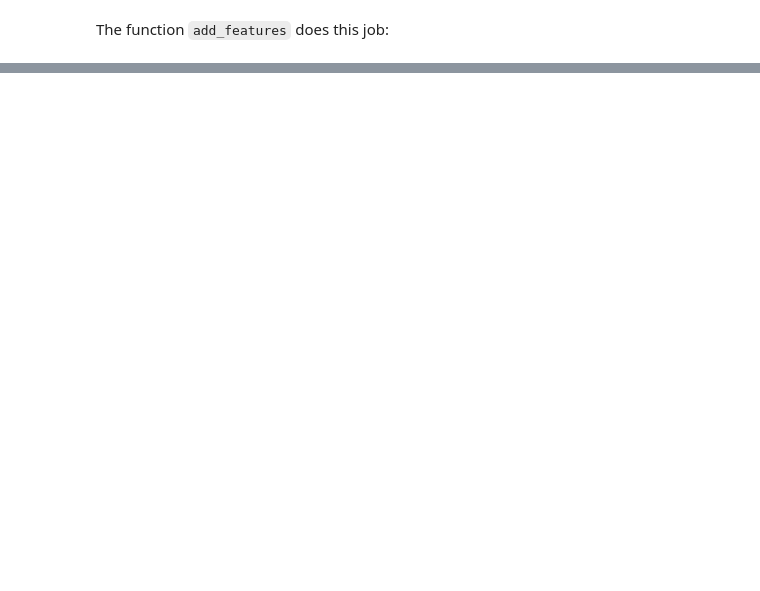
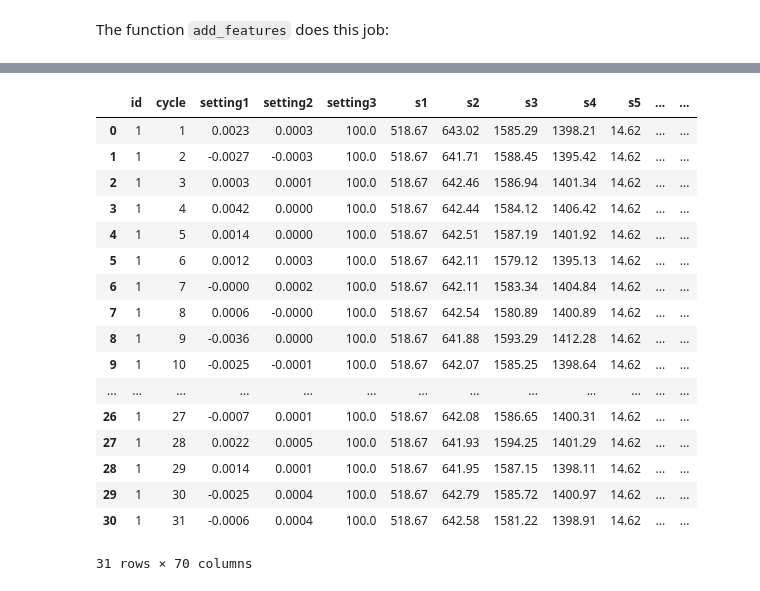
Before and after one commit to Megalodonte/BGHWSW, a Jupyter notebook: Aircraft-pred-main/predictive-maintenance-master/test.ipynb, the cells around one changed output, grey strips where cells are left out. Drawn from its saved outputs; the diff is of its cells as text; code cells hidden in the pictures; blank space fills up the shorter version.

```diff
--- a/Aircraft-pred-main/predictive-maintenance-master/test.ipynb
+++ b/Aircraft-pred-main/predictive-maintenance-master/test.ipynb
@@ -230,23 +241,15 @@ This concept is implemented through the creation of two extra features: called t
 # %% [markdown]
 The function `add_features` does this job:
 # %%
+# Adds the rolling average and rolling standard deviation using fixed rolling window size
 def add_features(df_in, rolling_win_size):
 
-    """Add rolling average and rolling standard deviation for sensors readings using fixed rolling window size.
+    s_columns = ['s1','s2','s3','s4','s5','s6','s7','s8','s9','s10','s11','s12','s13','s14','s15','s16','s17','s18','s19','s20','s21']
+    s_av_columns = ['av1','av2','av3','av4','av5','av6','av7','av8','av9','av10','av11','av12','av13','av14','av15','av16','av17','av18','av19','av20','av21']
+    s_sd_columns = ['sd1','sd2','sd3','sd4','sd5','sd6','sd7','sd8','sd9','sd10','sd11','sd12','sd13','sd14','sd15','sd16','sd17','sd18','sd19','sd20','sd21']
+    df_out = pd.DataFrame()
 
-    Args:
-            df_in (dataframe)     : The input dataframe to be proccessed (training or test)
-            rolling_win_size (int): The window size, number of cycles for applying the rolling function
-
-    Reurns:
-            dataframe: contains the input dataframe with additional rolling mean and std for each sensor
-
-    """
-
-    sensor_cols = ['s1','s2','s3','s4','s5','s6','s7','s8','s9','s10','s11','s12','s13','s14','s15','s16','s17','s18','s19','s20','s21']
-    sensor_av_cols = [nm.replace('s', 'av') for nm in sensor_cols]
-    sensor_sd_cols = [nm.replace('s', 'sd') for nm in sensor_cols]
-    df_out = pd.DataFrame()
+    # ws is the window time period to calculate the extra features
     ws = rolling_win_size
 
     #calculate rolling stats for each engine id
@@ -254,15 +257,15 @@ def add_features(df_in, rolling_win_size):
 
         # get a subset for each engine sensors
         df_engine = df_in[df_in['id'] == m_id]
-        df_sub = df_engine[sensor_cols]
+        df_sub = df_engine[s_columns]
 
         # get rolling mean for the subset
         av = df_sub.rolling(ws, min_periods=1).mean()
-        av.columns = sensor_av_cols
+        av.columns = s_av_columns
 
         # get the rolling standard deviation for the subset
         sd = df_sub.rolling(ws, min_periods=1).std().fillna(0)
-        sd.columns = sensor_sd_cols
+        sd.columns = s_sd_columns
 
         # combine the two new subset dataframes columns to the engine subset
         new_ftrs = pd.concat([df_engine,av,sd], axis=1)
@@ -273,0 +368,5 @@ def add_features(df_in, rolling_win_size):
+# %%
+# add extracted features to test data
+
+df_test_fx = add_features(df_test_raw, 5)
+df_test_fx
@@ -273,0 +387,22 @@ def add_features(df_in, rolling_win_size):
+# %%
+df_test = prepare_dataset(df_test_fx, df_truth_in=df_truth, period=30, test_bool=1)
+df_test[df_test["id"] == 1]
+# %% [output]
+|  | id | cycle | setting1 | setting2 | setting3 | s1 | s2 | s3 | s4 | s5 | ... | ... |
+| 0 | 1 | 1 | 0.0023 | 0.0003 | 100.0 | 518.67 | 643.02 | 1585.29 | 1398.21 | 14.62 | ... | ... |
+| 1 | 1 | 2 | -0.0027 | -0.0003 | 100.0 | 518.67 | 641.71 | 1588.45 | 1395.42 | 14.62 | ... | ... |
+| 2 | 1 | 3 | 0.0003 | 0.0001 | 100.0 | 518.67 | 642.46 | 1586.94 | 1401.34 | 14.62 | ... | ... |
+| 3 | 1 | 4 | 0.0042 | 0.0000 | 100.0 | 518.67 | 642.44 | 1584.12 | 1406.42 | 14.62 | ... | ... |
+| 4 | 1 | 5 | 0.0014 | 0.0000 | 100.0 | 518.67 | 642.51 | 1587.19 | 1401.92 | 14.62 | ... | ... |
+| 5 | 1 | 6 | 0.0012 | 0.0003 | 100.0 | 518.67 | 642.11 | 1579.12 | 1395.13 | 14.62 | ... | ... |
+| 6 | 1 | 7 | -0.0000 | 0.0002 | 100.0 | 518.67 | 642.11 | 1583.34 | 1404.84 | 14.62 | ... | ... |
+| 7 | 1 | 8 | 0.0006 | -0.0000 | 100.0 | 518.67 | 642.54 | 1580.89 | 1400.89 | 14.62 | ... | ... |
+| 8 | 1 | 9 | -0.0036 | 0.0000 | 100.0 | 518.67 | 641.88 | 1593.29 | 1412.28 | 14.62 | ... | ... |
+| 9 | 1 | 10 | -0.0025 | -0.0001 | 100.0 | 518.67 | 642.07 | 1585.25 | 1398.64 | 14.62 | ... | ... |
+| ... | ... | ... | ... | ... | ... | ... | ... | ... | ... | ... | ... | ... |
+| 26 | 1 | 27 | -0.0007 | 0.0001 | 100.0 | 518.67 | 642.08 | 1586.65 | 1400.31 | 14.62 | ... | ... |
+| 27 | 1 | 28 | 0.0022 | 0.0005 | 100.0 | 518.67 | 641.93 | 1594.25 | 1401.29 | 14.62 | ... | ... |
+| 28 | 1 | 29 | 0.0014 | 0.0001 | 100.0 | 518.67 | 641.95 | 1587.15 | 1398.11 | 14.62 | ... | ... |
+| 29 | 1 | 30 | -0.0025 | 0.0004 | 100.0 | 518.67 | 642.79 | 1585.72 | 1400.97 | 14.62 | ... | ... |
+| 30 | 1 | 31 | -0.0006 | 0.0004 | 100.0 | 518.67 | 642.58 | 1581.22 | 1398.91 | 14.62 | ... | ... |
+31 rows × 70 columns
```
Also changed, not shown: parts of 12 cells of this notebook.
